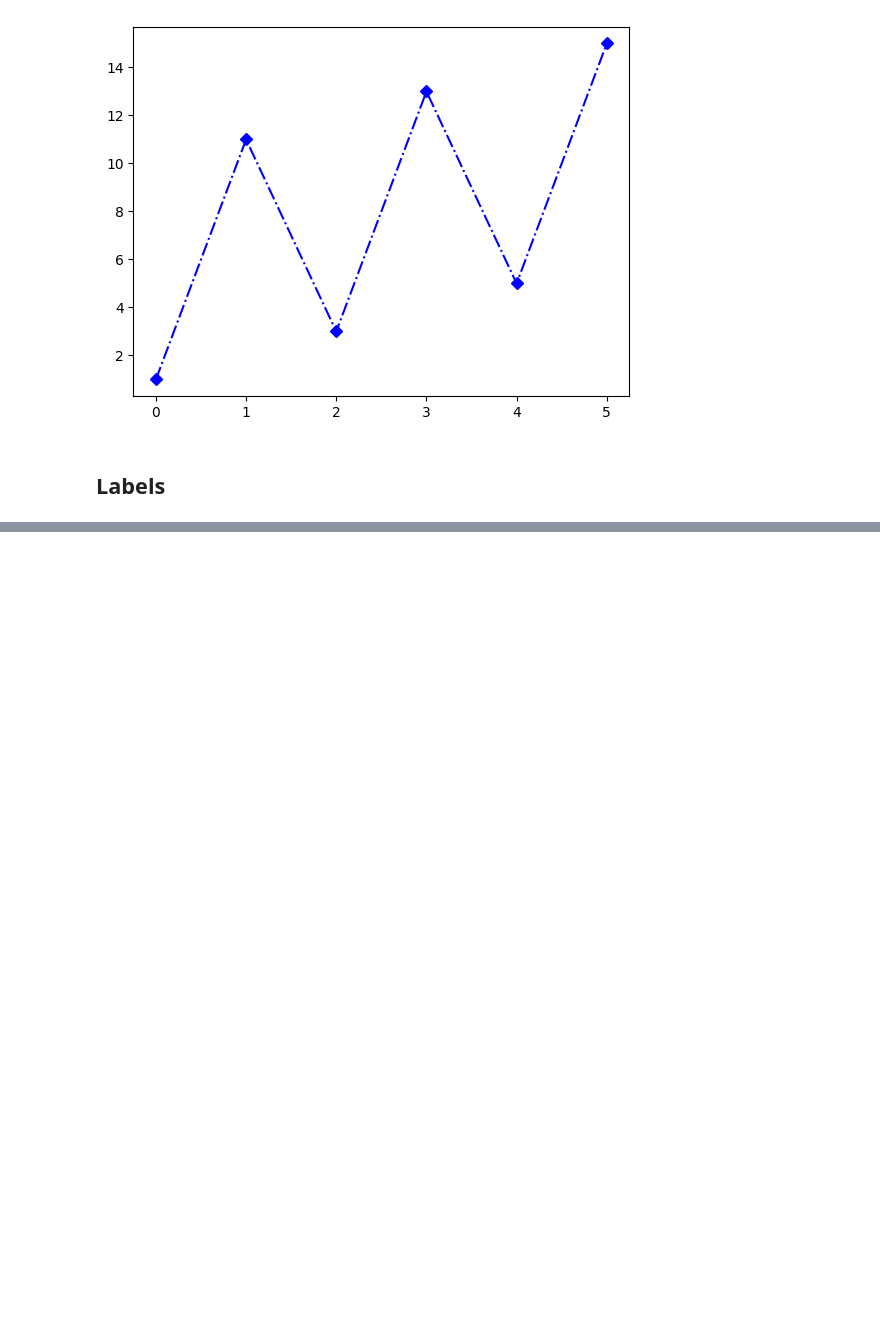
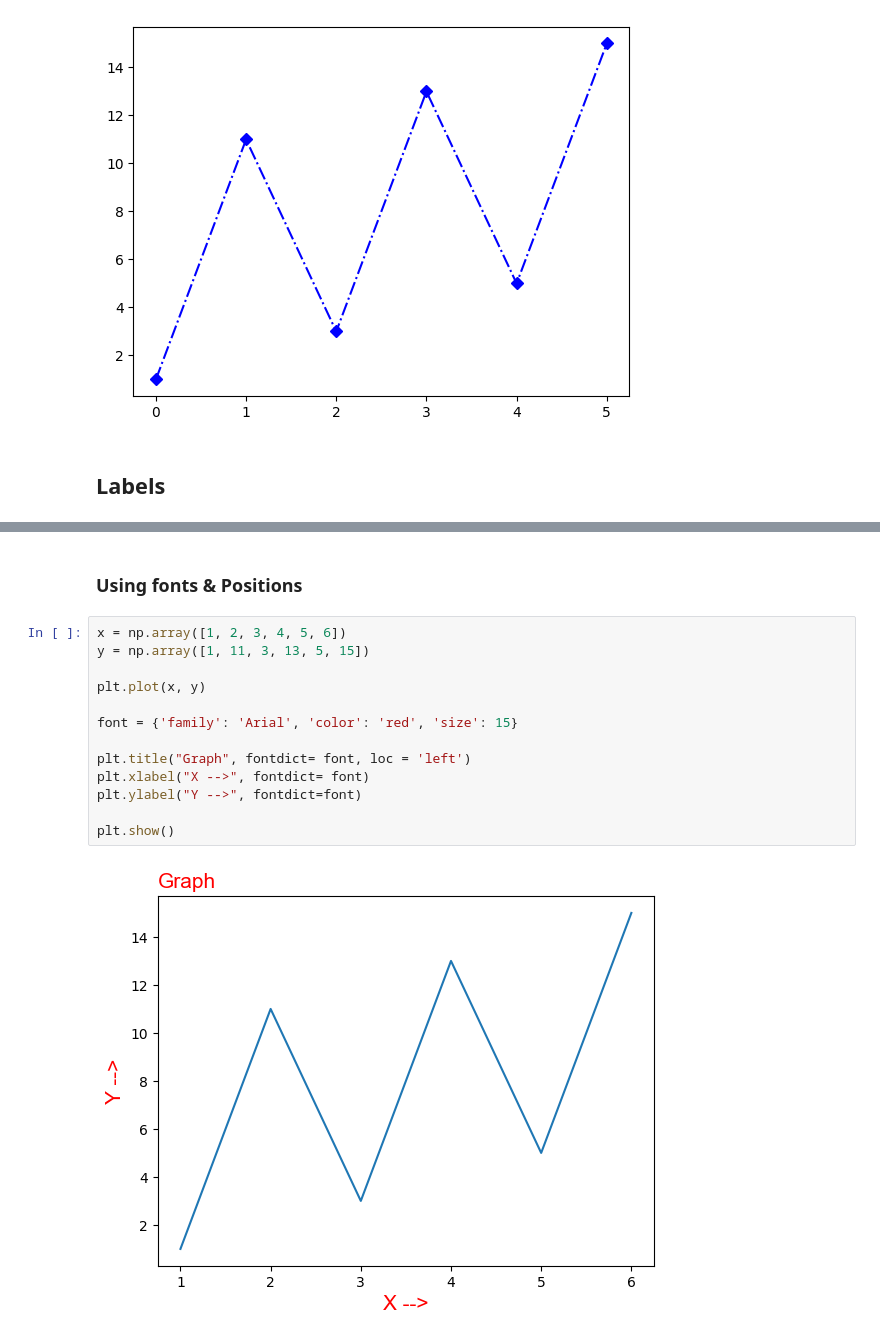
Before and after one commit to Muzzammil91/Python-Notes, a Jupyter notebook: Libraries/MatPlotLib.ipynb, the cells around one changed output, grey strips where cells are left out. Cells and saved outputs as stored; diff of their text form; blank space fills up the shorter version.

```diff
--- a/Libraries/MatPlotLib.ipynb
+++ b/Libraries/MatPlotLib.ipynb
@@ -146,0 +160,17 @@ plt.show()
+# %% [markdown]
+### Using fonts & Positions
+# %%
+x = np.array([1, 2, 3, 4, 5, 6])
+y = np.array([1, 11, 3, 13, 5, 15])
+
+plt.plot(x, y)
+
+font = {'family': 'Arial', 'color': 'red', 'size': 15}
+
+plt.title("Graph", fontdict= font, loc = 'left')
+plt.xlabel("X -->", fontdict= font)
+plt.ylabel("Y -->", fontdict=font)
+
+plt.show()
+# %% [output]
+[figure, added]
```
Also changed, not shown: parts of 10 cells of this notebook, 4 other files.
